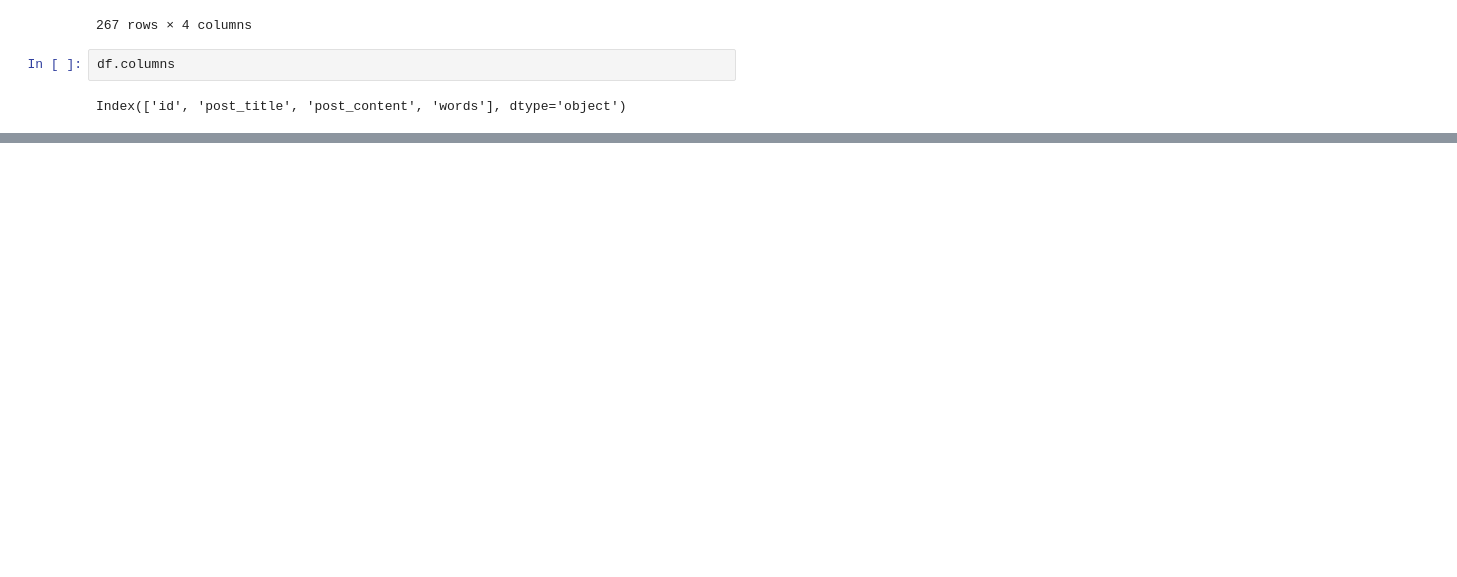
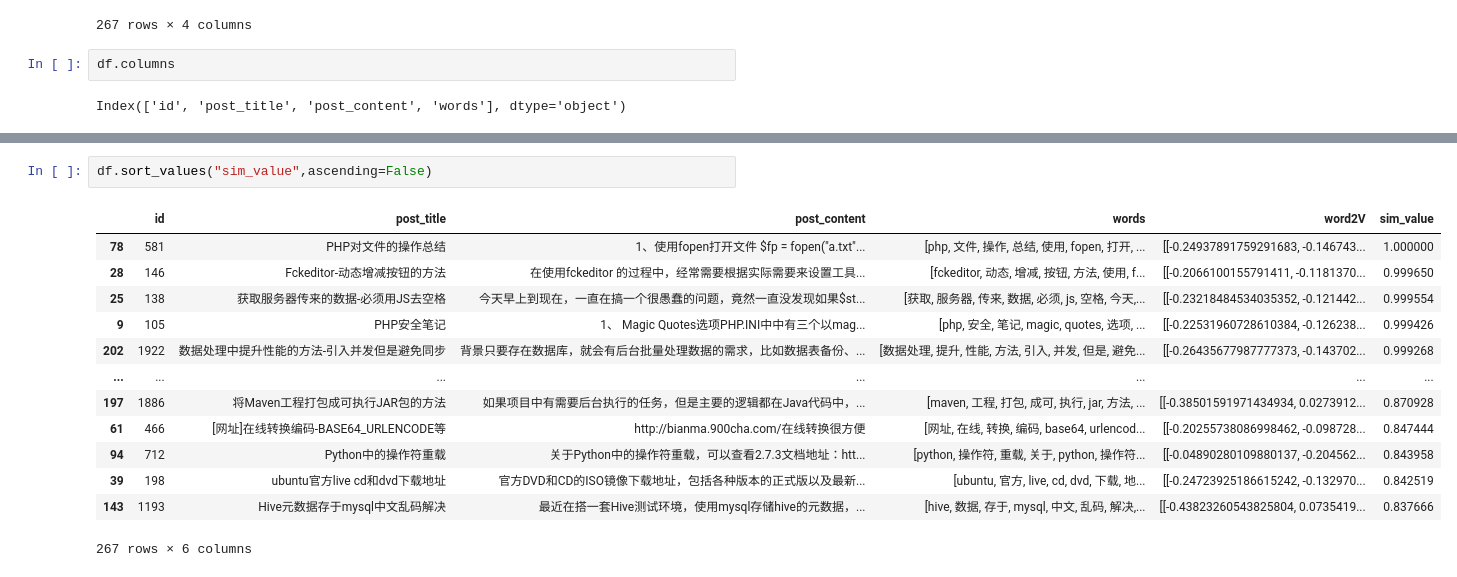
Before and after one commit to OcaenEyes/recommendPrj, a Jupyter notebook: prj_01/word2vector.ipynb, the cells around one changed output, grey strips where cells are left out. Drawn from its saved outputs; the diff is of its cells as text; blank space fills up the shorter version.

```diff
--- a/prj_01/word2vector.ipynb
+++ b/prj_01/word2vector.ipynb
@@ -107,0 +318,16 @@ Index(['id', 'post_title', 'post_content', 'words'], dtype='object')
+# %%
+df.sort_values("sim_value",ascending=False)
+# %% [output]
+|  | id | post_title | post_content | words | word2V | sim_value |
+| 78 | 581 | PHP对文件的操作总结 | 1、使用fopen打开文件 $fp = fopen("a.txt"... | [php, 文件, 操作, 总结, 使用, fopen, 打开, ... | [[-0.24937891759291683, -0.146743... | 1.000000 |
+| 28 | 146 | Fckeditor-动态增减按钮的方法 | 在使用fckeditor 的过程中，经常需要根据实际需要来设置工具... | [fckeditor, 动态, 增减, 按钮, 方法, 使用, f... | [[-0.2066100155791411, -0.1181370... | 0.999650 |
+| 25 | 138 | 获取服务器传来的数据-必须用JS去空格 | 今天早上到现在，一直在搞一个很愚蠢的问题，竟然一直没发现如果$st... | [获取, 服务器, 传来, 数据, 必须, js, 空格, 今天,... | [[-0.23218484534035352, -0.121442... | 0.999554 |
+| 9 | 105 | PHP安全笔记 | 1、 Magic Quotes选项PHP.INI中中有三个以mag... | [php, 安全, 笔记, magic, quotes, 选项, ... | [[-0.22531960728610384, -0.126238... | 0.999426 |
+| 202 | 1922 | 数据处理中提升性能的方法-引入并发但是避免同步 | 背景只要存在数据库，就会有后台批量处理数据的需求，比如数据表备份、... | [数据处理, 提升, 性能, 方法, 引入, 并发, 但是, 避免... | [[-0.26435677987777373, -0.143702... | 0.999268 |
+| ... | ... | ... | ... | ... | ... | ... |
+| 197 | 1886 | 将Maven工程打包成可执行JAR包的方法 | 如果项目中有需要后台执行的任务，但是主要的逻辑都在Java代码中，... | [maven, 工程, 打包, 成可, 执行, jar, 方法, ... | [[-0.38501591971434934, 0.0273912... | 0.870928 |
+| 61 | 466 | [网址]在线转换编码-BASE64_URLENCODE等 | http://bianma.900cha.com/在线转换很方便 | [网址, 在线, 转换, 编码, base64, urlencod... | [[-0.20255738086998462, -0.098728... | 0.847444 |
+| 94 | 712 | Python中的操作符重载 | 关于Python中的操作符重载，可以查看2.7.3文档地址：htt... | [python, 操作符, 重载, 关于, python, 操作符... | [[-0.04890280109880137, -0.204562... | 0.843958 |
+| 39 | 198 | ubuntu官方live cd和dvd下载地址 | 官方DVD和CD的ISO镜像下载地址，包括各种版本的正式版以及最新... | [ubuntu, 官方, live, cd, dvd, 下载, 地... | [[-0.24723925186615242, -0.132970... | 0.842519 |
+| 143 | 1193 | Hive元数据存于mysql中文乱码解决 | 最近在搭一套Hive测试环境，使用mysql存储hive的元数据，... | [hive, 数据, 存于, mysql, 中文, 乱码, 解决,... | [[-0.43823260543825804, 0.0735419... | 0.837666 |
+267 rows × 6 columns
```
Also changed, not shown: parts of 27 cells of this notebook, 10 other files.
